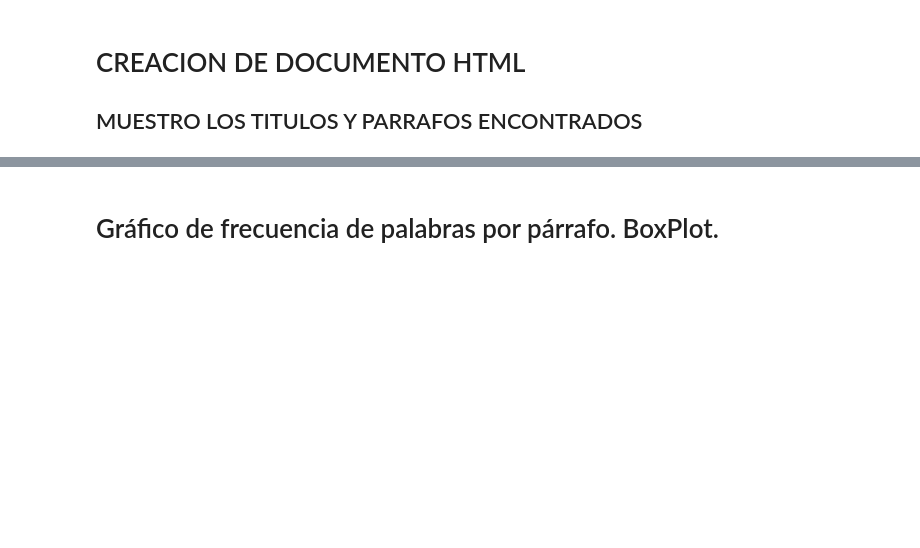
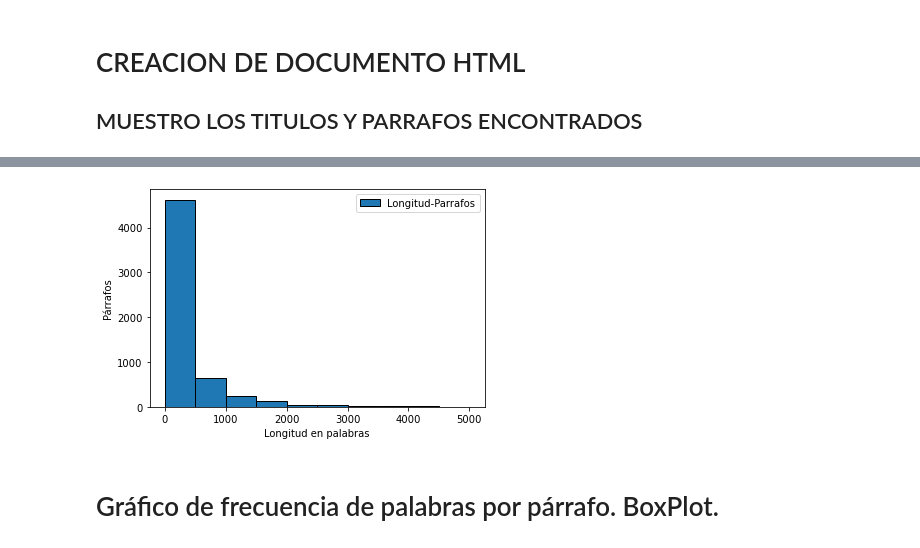
Before and after one commit to gaston411/Mi-Proyecto, a Jupyter notebook: Busqueda_titulo-parrafo.ipynb, the cells around one changed output, grey strips where cells are left out. Cells and saved outputs as stored; diff of their text form; code cells hidden in the pictures; blank space fills up the shorter version.

```diff
--- a/Busqueda_titulo-parrafo.ipynb
+++ b/Busqueda_titulo-parrafo.ipynb
@@ -535,2 +524,15 @@ with open('parrafos.html','w', encoding="utf-8") as f:
+# %%
+import matplotlib.pyplot as plt
+
+longParrafos = dfUbicacionTitulos['longitud_parrafo']
+bins3 = [0, 500, 1000, 1500, 2000, 2500, 3000, 3500, 4000, 4500, 5000]
+
+plt.hist(longParrafos, bins3, edgecolor='black', label='Longitud-Parrafos')
+plt.legend()
+plt.xlabel('Longitud en palabras')
+plt.ylabel('Párrafos')
+plt.show()
+# %% [output]
+[figure, added]
 # %% [markdown]
 # Gráfico de frecuencia de palabras por párrafo. BoxPlot.
```
Also changed, not shown: parts of 18 cells of this notebook.
